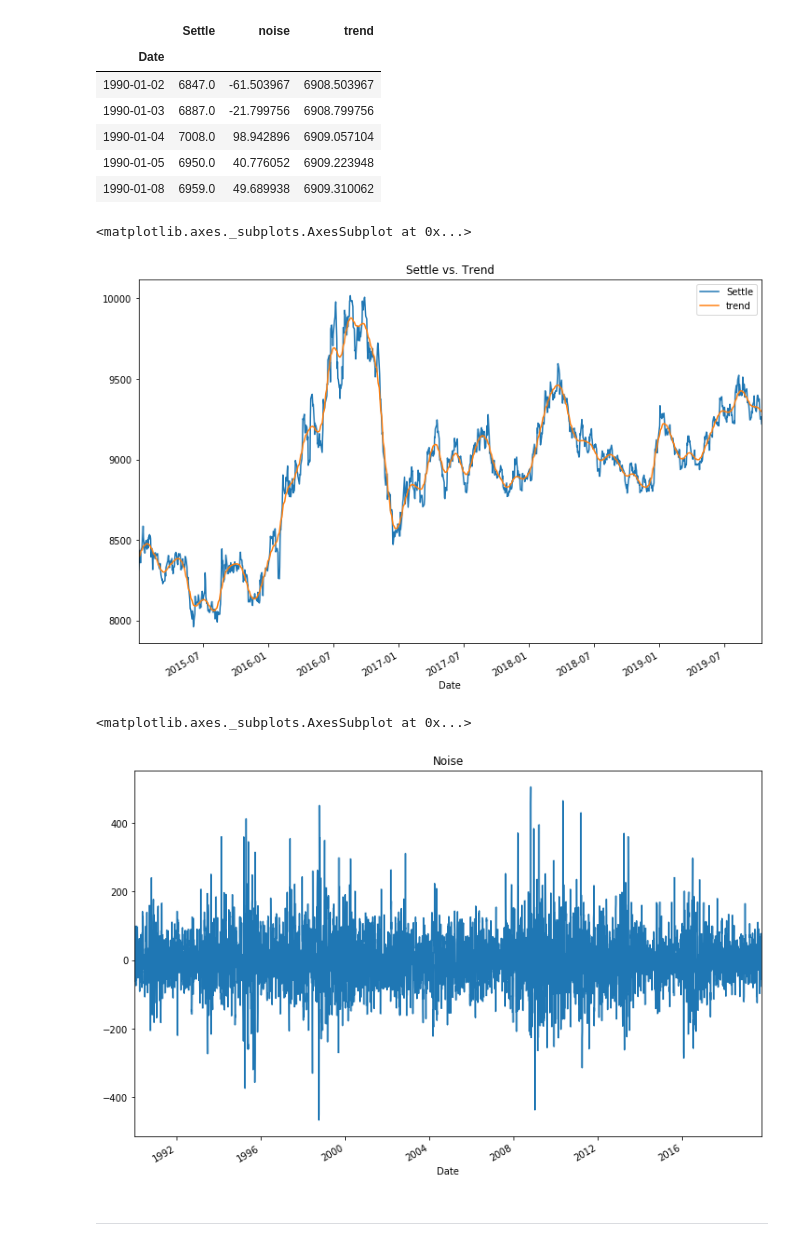
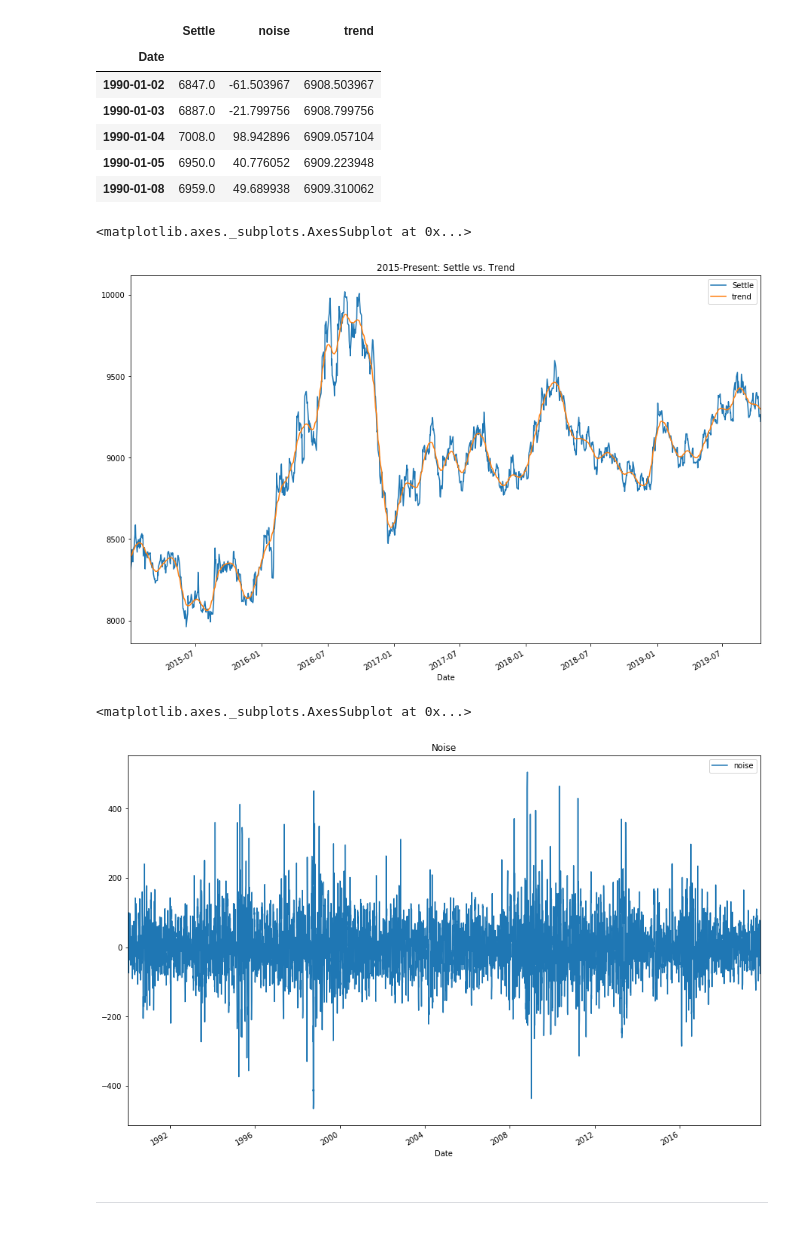
Before and after one commit to tabenny/time_series_analysis, a Jupyter notebook: time_series_analysis.ipynb, the cells around one changed output. Cells and saved outputs as stored; diff of their text form; code cells hidden in the pictures.

```diff
--- a/time_series_analysis.ipynb
+++ b/time_series_analysis.ipynb
@@ -53,10 +54,16 @@ yen_futures.head()
 import statsmodels.api as sm
 
 # Apply the Hodrick-Prescott Filter by decomposing the "Settle" price into two separate series:
-# YOUR CODE HERE!
+
+#statsmodels.tsa.filters.hp_filter.hpfilter(x, lamb=1600)[source] lamb=1600 is default which is quaterly
+cycle, trend = sm.tsa.filters.hpfilter(yen_futures['Settle'],lamb=1600)
 # %%
 # Create a dataframe of just the settle price, and add columns for "noise" and "trend" series from above:
-# YOUR CODE HERE!
+df_yen_futures = yen_futures[['Settle']].copy()
+df_yen_futures['noise'] = cycle
+df_yen_futures['trend'] = trend
+df_yen_futures.head()
+#df_yen_futures.tail()
 # %% [output]
 |  | Settle | noise | trend |
 | Date |  |  |  |
@@ -67,16 +74,17 @@ import statsmodels.api as sm
 | 1990-01-08 | 6959.0 | 49.689938 | 6909.310062 |
 # %%
 # Plot the Settle Price vs. the Trend for 2015 to the present
-# YOUR CODE HERE!
+from_2015_to_present= df_yen_futures.loc["2015":]
+from_2015_to_present.plot(y=["Settle", "trend"], figsize=[15,10], title= "2015-Present: Settle vs. Trend")
 # %% [output]
 <matplotlib.axes._subplots.AxesSubplot at 0x...>
-[figure, old version]
+[figure, new version]
 # %%
 # Plot the Settle Noise
-# YOUR CODE HERE!
+df_yen_futures.plot(y="noise", figsize=[15,10], title = "Noise")
 # %% [output]
 <matplotlib.axes._subplots.AxesSubplot at 0x...>
-[figure, old version]
+[figure, new version]
 # %% [markdown]
 ---
 # %% [markdown]
```
Also changed, not shown: parts of 18 cells of this notebook.
